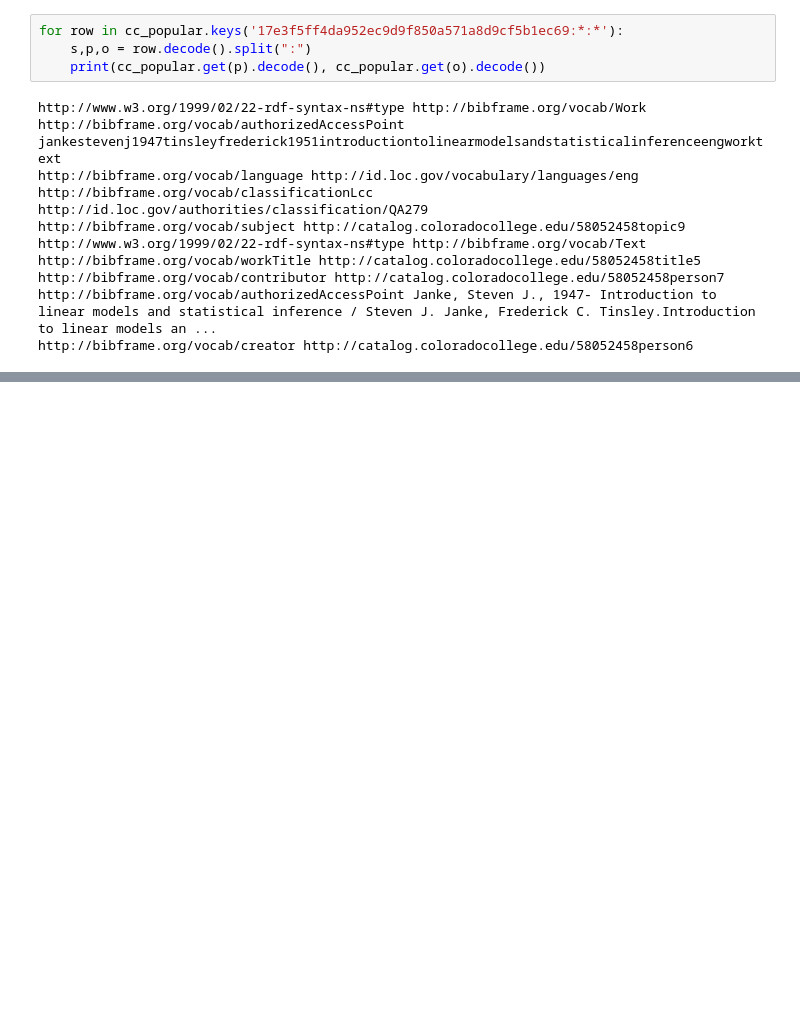
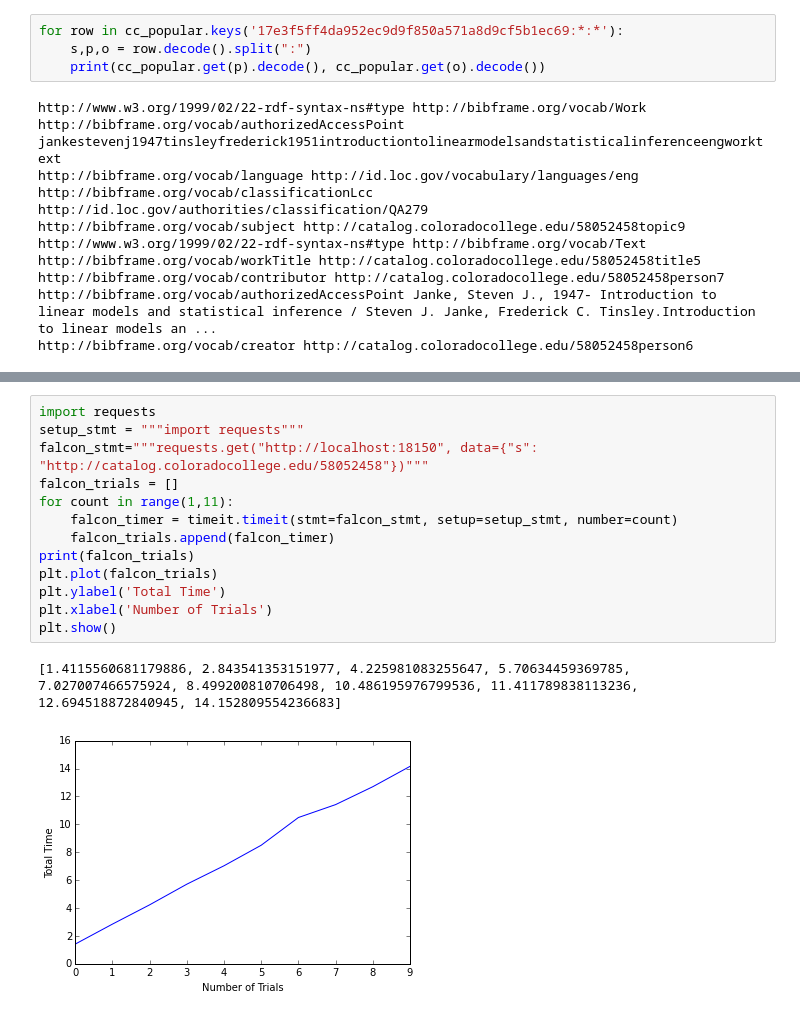
Before and after one commit to jermnelson/pyconjp-2015, a Jupyter notebook: static/notebooks/Presentation.ipynb, the cells around one changed output, grey strips where cells are left out. Saved outputs shown, nothing was run; the diff lists cells and outputs as text; blank space fills up the shorter version.

```diff
--- a/static/notebooks/Presentation.ipynb
+++ b/static/notebooks/Presentation.ipynb
@@ -36,2 +45,18 @@ for count in range(1, 11):
+# %%
+import requests
+setup_stmt = """import requests"""
+falcon_stmt="""requests.get("http://localhost:18150", data={"s": "http://catalog.coloradocollege.edu/58052458"})"""
+falcon_trials = []
+for count in range(1,11):
+    falcon_timer = timeit.timeit(stmt=falcon_stmt, setup=setup_stmt, number=count)
+    falcon_trials.append(falcon_timer)
+print(falcon_trials)
+plt.plot(falcon_trials)
+plt.ylabel('Total Time')
+plt.xlabel('Number of Trials')
+plt.show()
+# %% [output]
+[1.4115560681179886, 2.843541353151977, 4.225981083255647, 5.70634459369785, 7.027007466575924, 8.499200810706498, 10.486195976799536, 11.411789838113236, 12.694518872840945, 14.152809554236683]
+[figure, added]
 # %%
 plt.plot(redis_trials)
```
Also changed, not shown: parts of 10 cells of this notebook, 12 other files.
